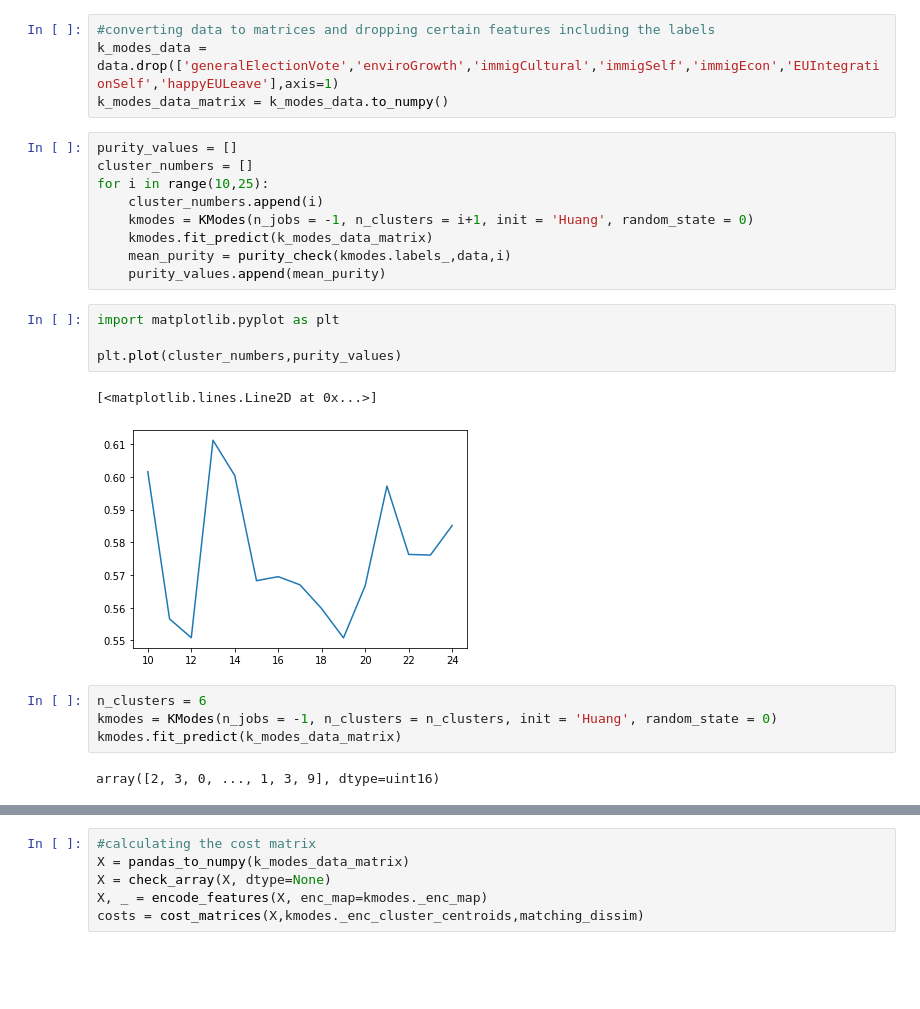
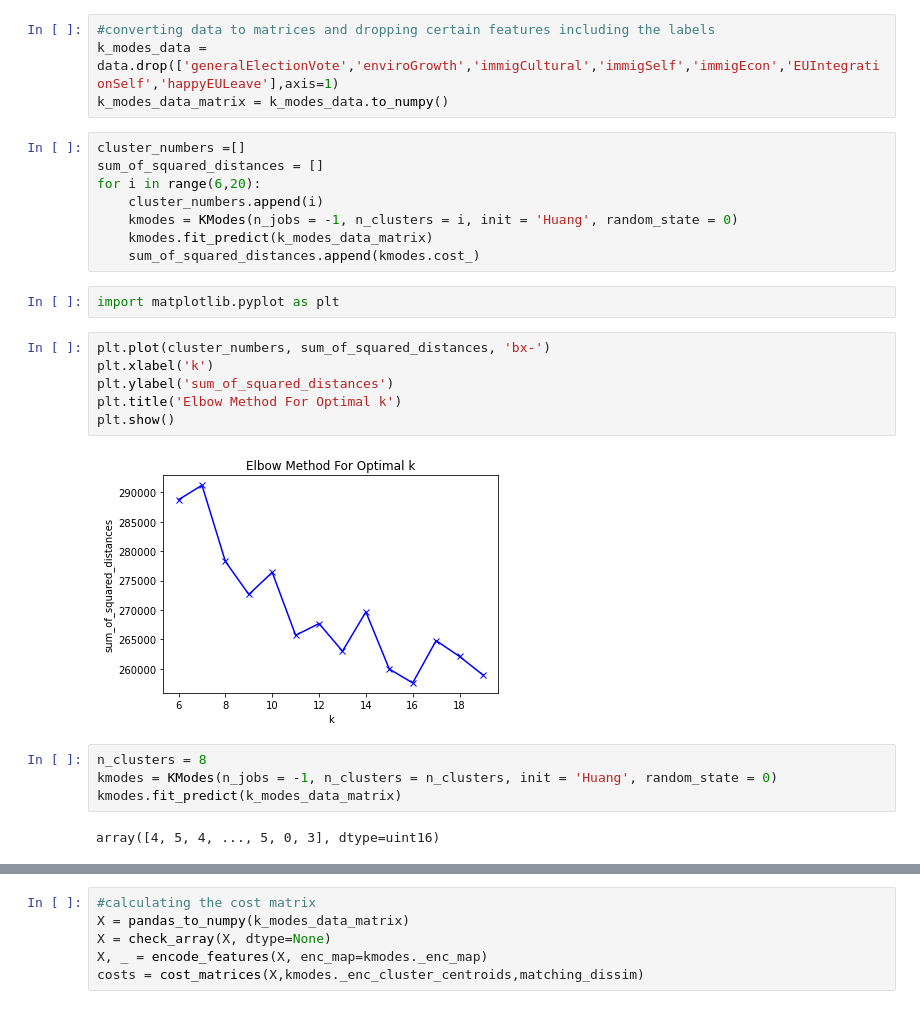
Before and after one commit to rbromley19/MDM_3_Politics, a Jupyter notebook: k_modes.ipynb, the cells around one changed output, grey strips where cells are left out. Drawn from its saved outputs; the diff is of its cells as text; blank space fills up the shorter version.

```diff
--- a/k_modes.ipynb
+++ b/k_modes.ipynb
@@ -75,24 +76,26 @@ from purity_check import purity_check
 k_modes_data = data.drop(['generalElectionVote','enviroGrowth','immigCultural','immigSelf','immigEcon','EUIntegrationSelf','happyEULeave'],axis=1)
 k_modes_data_matrix = k_modes_data.to_numpy()
 # %%
-purity_values = []
-cluster_numbers = []
-for i in range(10,25):
+cluster_numbers =[]
+sum_of_squared_distances = []
+for i in range(6,20):
     cluster_numbers.append(i)
-    kmodes = KModes(n_jobs = -1, n_clusters = i+1, init = 'Huang', random_state = 0)
+    kmodes = KModes(n_jobs = -1, n_clusters = i, init = 'Huang', random_state = 0)
     kmodes.fit_predict(k_modes_data_matrix)
-    mean_purity = purity_check(kmodes.labels_,data,i)
-    purity_values.append(mean_purity)
+    sum_of_squared_distances.append(kmodes.cost_)
 # %%
 import matplotlib.pyplot as plt
-
-plt.plot(cluster_numbers,purity_values)
-# %% [output]
-[<matplotlib.lines.Line2D at 0x...>]
-[figure, removed]
+# %%
+plt.plot(cluster_numbers, sum_of_squared_distances, 'bx-')
+plt.xlabel('k')
+plt.ylabel('sum_of_squared_distances')
+plt.title('Elbow Method For Optimal k')
+plt.show()
+# %% [output]
+[figure, added]
 # %%
-n_clusters = 6
+n_clusters = 8
 kmodes = KModes(n_jobs = -1, n_clusters = n_clusters, init = 'Huang', random_state = 0)
 kmodes.fit_predict(k_modes_data_matrix)
 # %% [output]
-array([2, 3, 0, ..., 1, 3, 9], dtype=uint16)
+array([4, 5, 4, ..., 5, 0, 3], dtype=uint16)
```
Also changed, not shown: parts of 10 cells of this notebook, 4 other files.
